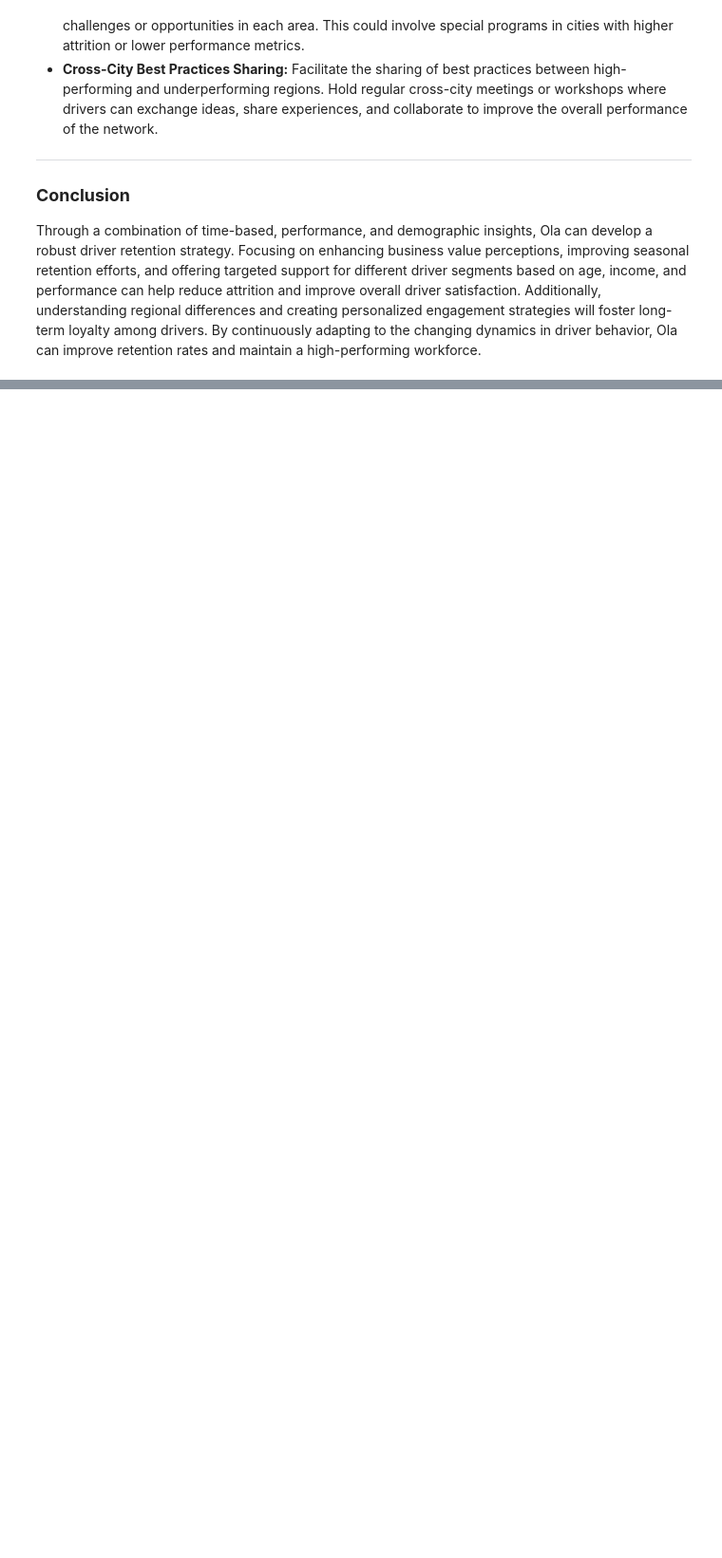
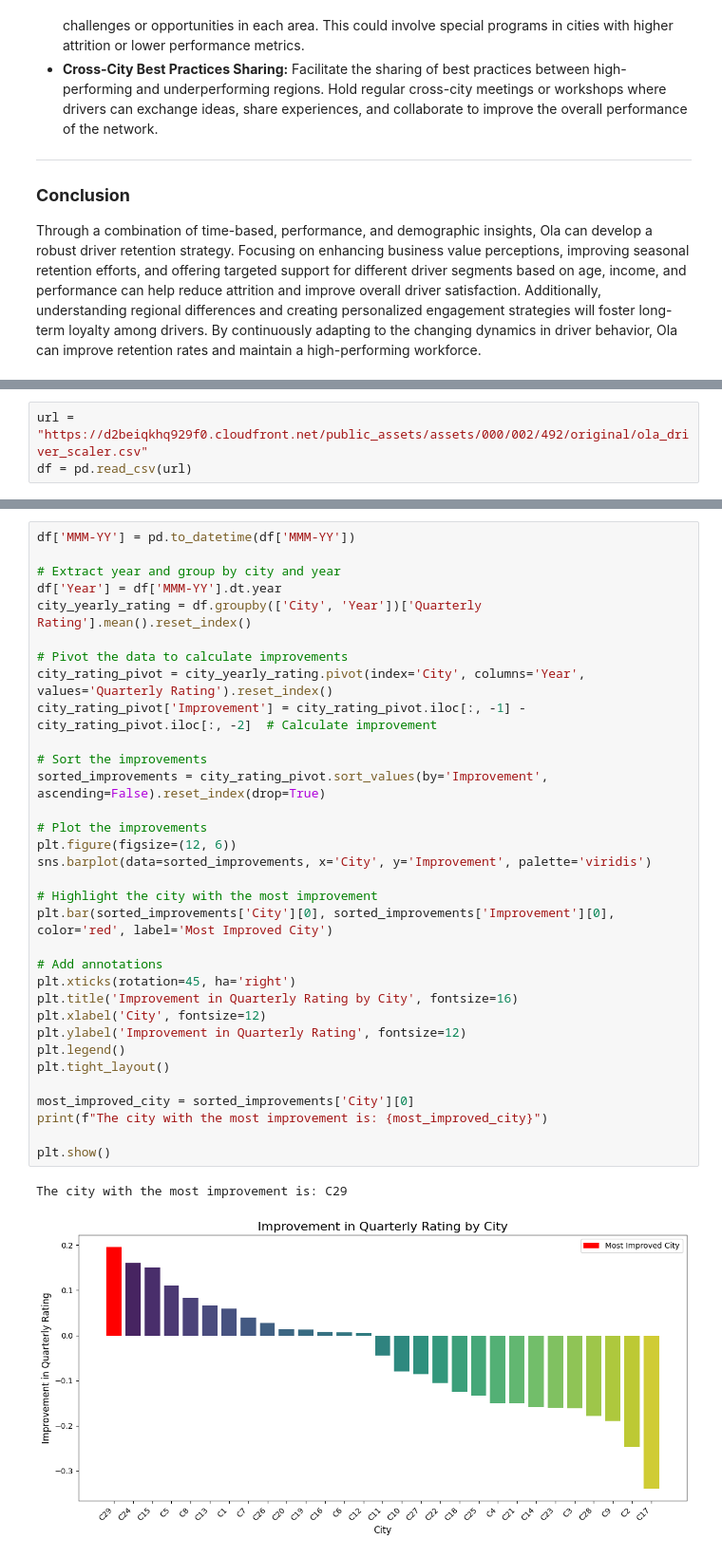
Before and after one commit to piyush1856/Business-Case-OLA-Ensemble-Learning, a Jupyter notebook: Business_Case_OLA_Ensemble_Learning.ipynb, the cells around one changed output, grey strips where cells are left out. Shown at 95% size. Cells and saved outputs as stored; diff of their text form; blank space fills up the shorter version.

```diff
--- a/Business_Case_OLA_Ensemble_Learning.ipynb
+++ b/Business_Case_OLA_Ensemble_Learning.ipynb
@@ -1810,0 +1813,3 @@ Through a combination of time-based, performance, and demographic insights, Ola
+# %%
+url = "https://d2beiqkhq929f0.cloudfront.net/public_assets/assets/000/002/492/original/ola_driver_scaler.csv"
+df = pd.read_csv(url)
@@ -1810,0 +1845,36 @@ Through a combination of time-based, performance, and demographic insights, Ola
+# %%
+df['MMM-YY'] = pd.to_datetime(df['MMM-YY'])
+
+# Extract year and group by city and year
+df['Year'] = df['MMM-YY'].dt.year
+city_yearly_rating = df.groupby(['City', 'Year'])['Quarterly Rating'].mean().reset_index()
+
+# Pivot the data to calculate improvements
+city_rating_pivot = city_yearly_rating.pivot(index='City', columns='Year', values='Quarterly Rating').reset_index()
+city_rating_pivot['Improvement'] = city_rating_pivot.iloc[:, -1] - city_rating_pivot.iloc[:, -2]  # Calculate improvement
+
+# Sort the improvements
+sorted_improvements = city_rating_pivot.sort_values(by='Improvement', ascending=False).reset_index(drop=True)
+
+# Plot the improvements
+plt.figure(figsize=(12, 6))
+sns.barplot(data=sorted_improvements, x='City', y='Improvement', palette='viridis')
+
+# Highlight the city with the most improvement
+plt.bar(sorted_improvements['City'][0], sorted_improvements['Improvement'][0], color='red', label='Most Improved City')
+
+# Add annotations
+plt.xticks(rotation=45, ha='right')
+plt.title('Improvement in Quarterly Rating by City', fontsize=16)
+plt.xlabel('City', fontsize=12)
+plt.ylabel('Improvement in Quarterly Rating', fontsize=12)
+plt.legend()
+plt.tight_layout()
+
+most_improved_city = sorted_improvements['City'][0]
+print(f"The city with the most improvement is: {most_improved_city}")
+
+plt.show()
+# %% [output]
+The city with the most improvement is: C29
+[figure, added]
```
Also changed, not shown: parts of 24 cells of this notebook.
